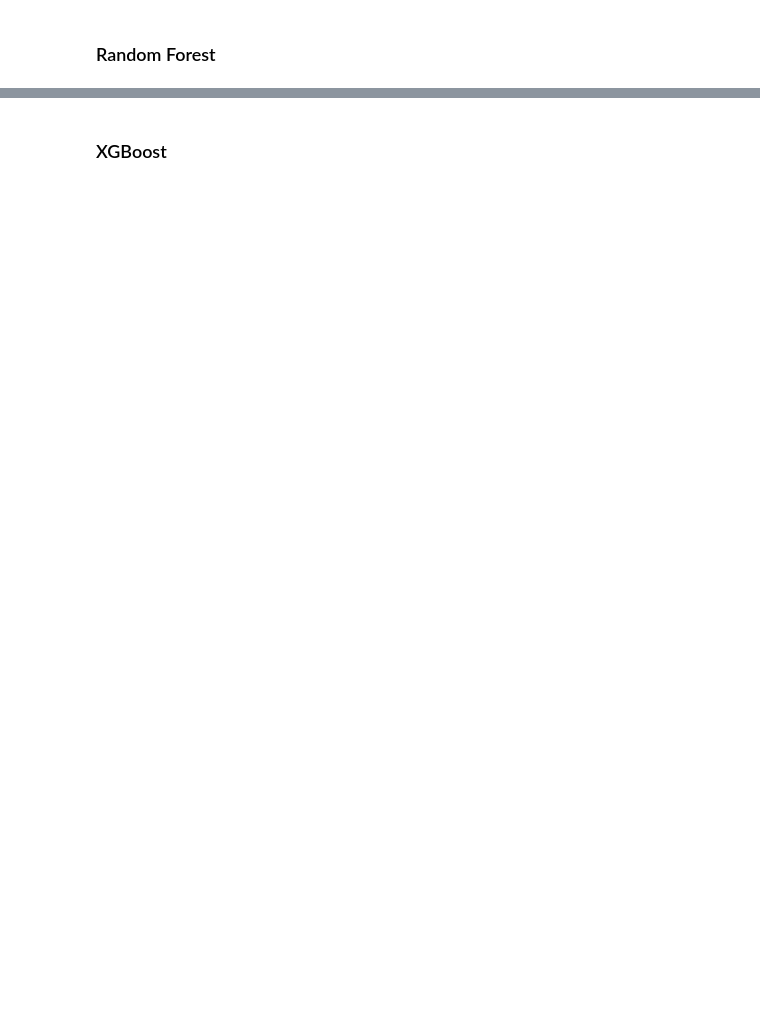
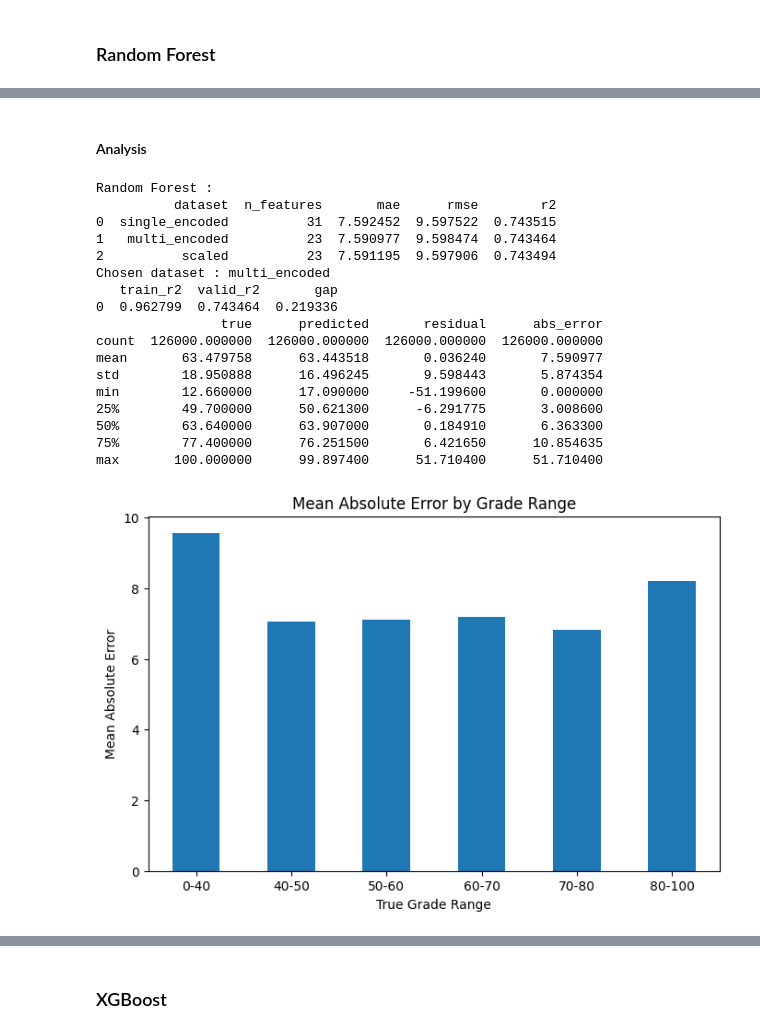
Before and after one commit to Muten-Roshi-Sama/MachineLearningLabs_4eiai40, a Jupyter notebook: Project2026/failure_prediction.ipynb, the cells around one changed output, grey strips where cells are left out. Saved outputs shown, nothing was run; the diff lists cells and outputs as text; code cells hidden in the pictures; blank space fills up the shorter version.

```diff
--- a/Project2026/failure_prediction.ipynb
+++ b/Project2026/failure_prediction.ipynb
@@ -1531,0 +1900,80 @@ print(all_results)
+# %% [markdown]
+#### Analysis
+# %%
+# =================== Random Forest ===================
+
+all_results = pd.concat([
+    RF_single_res,
+    RF_multi_res,
+    RF_scaled_res,
+], ignore_index=True)
+
+print("Random Forest :")
+print(all_results)
+
+print("Chosen dataset : multi_encoded")
+model, preds, res = RF_multi_model, RF_multi_preds, RF_multi_res
+X_train = dataset["multi_encoded"]["X_train"]
+X_valid = dataset["multi_encoded"]["X_valid"]
+
+
+# ---- Analysis -----
+RF_scores = analyze_train_validation_scores(model, X_train, X_valid, y_train, y_valid )
+RF_residuals = analyze_residuals(y_valid, preds)
+# plot_residual_distribution(RF_residuals)
+# plot_residuals_vs_predictions(RF_residuals)
+RF_error_by_range = compute_error_by_range(RF_residuals, verbose=False)
+plot_error_by_range(RF_error_by_range)
+RF_critical_mae = analyze_critical_zone(
+    RF_residuals,
+    lower=40,
+    upper=60
+)
+
+RF_cm, RF_report, RF_true_class, RF_preds_class = (
+    evaluate_threshold_classification(
+        y_valid,
+        RF_multi_preds,
+        threshold=50
+    )
+)
+RF_fp_fn = analyze_fp_fn(RF_cm)
+
+
+# Store values
+model_analysis["RandomForest"] = {
+    "mae": RF_multi_res["mae"].iloc[0],
+    "rmse": RF_multi_res["rmse"].iloc[0],
+    "r2": RF_multi_res["r2"].iloc[0],
+
+    "train_r2": RF_scores["train_r2"].iloc[0],
+    "valid_r2": RF_scores["valid_r2"].iloc[0],
+    "gap": RF_scores["gap"].iloc[0],
+
+    "critical_mae": RF_critical_mae,
+
+    "fail_recall": RF_report["0"]["recall"],
+    "accuracy": RF_report["accuracy"],
+
+    "false_positives": RF_fp_fn["FP"],
+    "false_negatives": RF_fp_fn["FN"]
+}
+# %% [output]
+Random Forest :
+          dataset  n_features       mae      rmse        r2
+0  single_encoded          31  7.592452  9.597522  0.743515
+1   multi_encoded          23  7.590977  9.598474  0.743464
+2          scaled          23  7.591195  9.597906  0.743494
+Chosen dataset : multi_encoded
+   train_r2  valid_r2       gap
+0  0.962799  0.743464  0.219336
+                true      predicted       residual      abs_error
+count  126000.000000  126000.000000  126000.000000  126000.000000
+mean       63.479758      63.443518       0.036240       7.590977
+std        18.950888      16.496245       9.598443       5.874354
+min        12.660000      17.090000     -51.199600       0.000000
+25%        49.700000      50.621300      -6.291775       3.008600
+50%        63.640000      63.907000       0.184910       6.363300
+75%        77.400000      76.251500       6.421650      10.854635
+max       100.000000      99.897400      51.710400      51.710400
+[figure, added]
```
Also changed, not shown: parts of 36 cells of this notebook, 1 other file.
